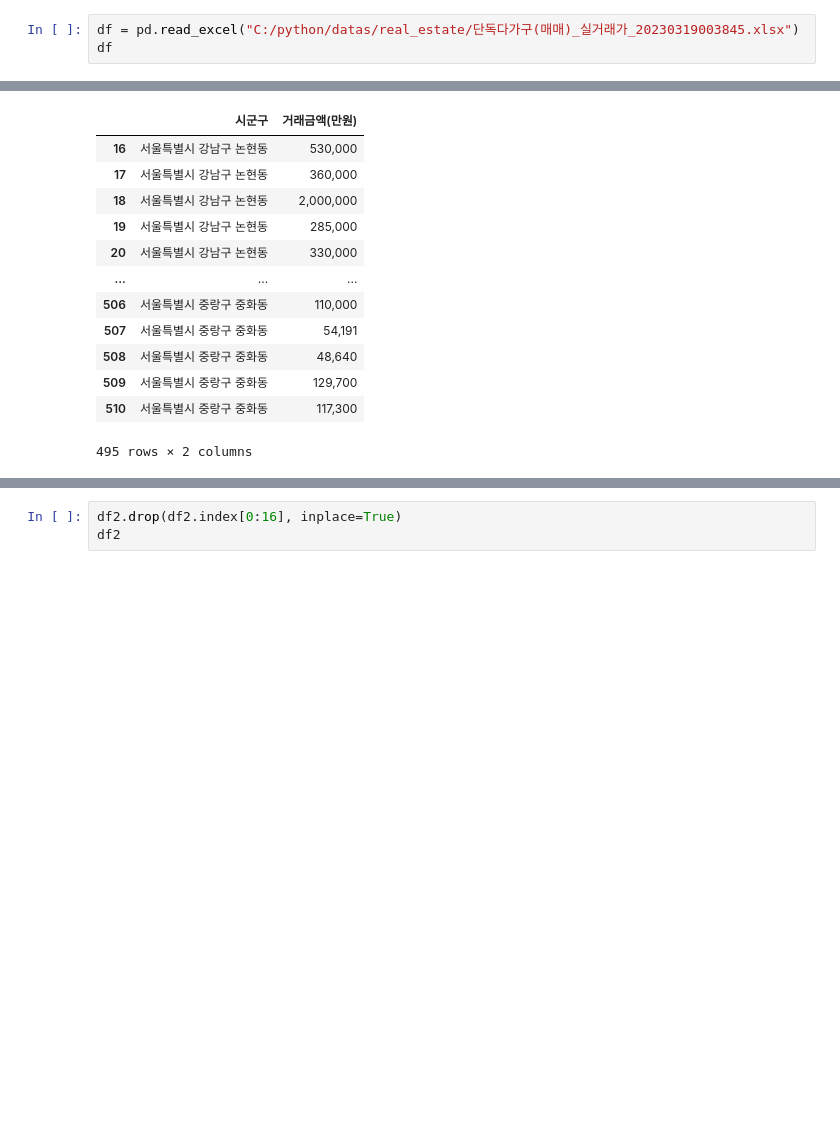
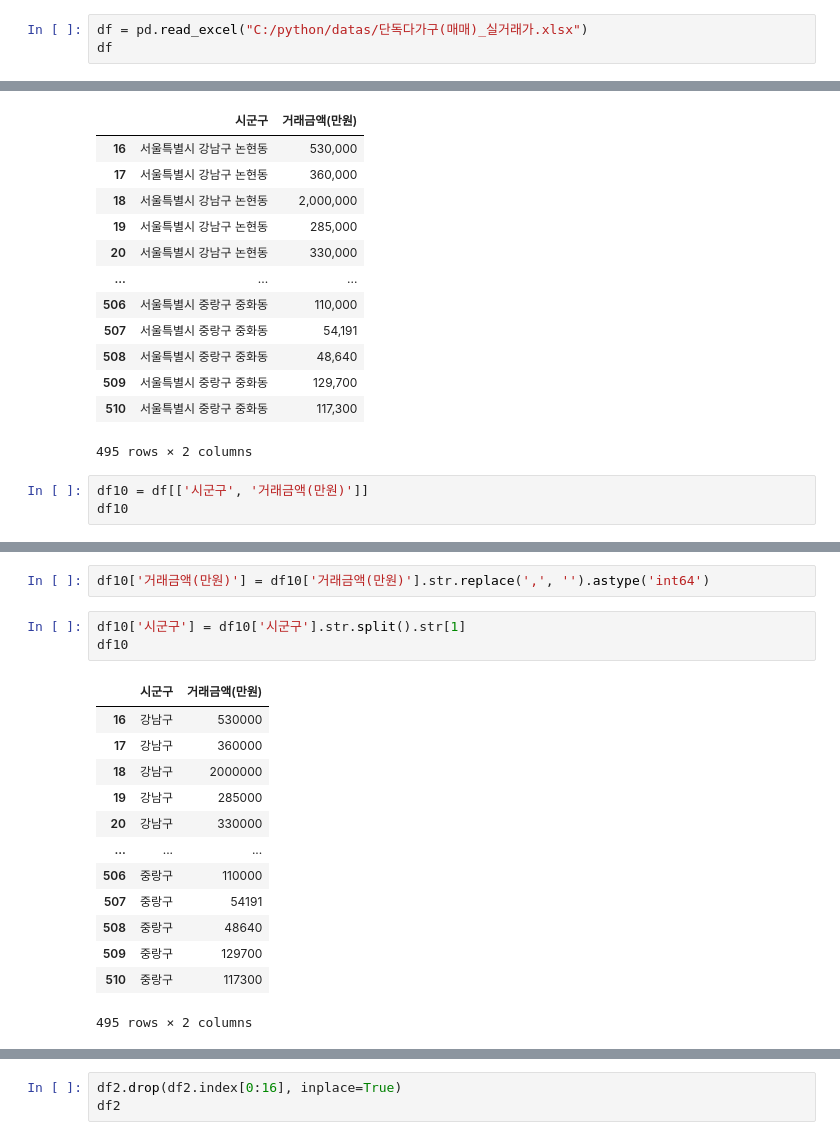
Before and after one commit to giokim6070/pythonbasic, a Jupyter notebook: 230317(mini_project)/buying2021.ipynb, the cells around one changed output, grey strips where cells are left out. Cells and saved outputs as stored; diff of their text form; blank space fills up the shorter version.

```diff
--- a/230317(mini_project)/buying2021.ipynb
+++ b/230317(mini_project)/buying2021.ipynb
@@ -6,7 +6,7 @@ import json
 import matplotlib.pyplot as plt
 from matplotlib import rc
 # %%
-df = pd.read_excel("C:/python/datas/real_estate/단독다가구(매매)_실거래가_20230319003845.xlsx")
+df = pd.read_excel("C:/python/datas/단독다가구(매매)_실거래가.xlsx")
 df
 # %% [output]
 |  | □ 본 서비스에서 제공하는 정보는 법적인 효력이 없으므로 참... | Unnamed: 1 | Unnamed: 2 | Unnamed: 3 | Unnamed: 4 | Unnamed: 5 | Unnamed: 6 | ... |
@@ -70,3 +70,6 @@ df
 | 509 | 서울특별시 중랑구 중화동 | 129,700 |
 | 510 | 서울특별시 중랑구 중화동 | 117,300 |
 495 rows × 2 columns
+# %%
+df10 = df[['시군구', '거래금액(만원)']]
+df10
@@ -72,0 +90,19 @@ df
+# %%
+df10['거래금액(만원)'] = df10['거래금액(만원)'].str.replace(',', '').astype('int64')
+# %%
+df10['시군구'] = df10['시군구'].str.split().str[1]
+df10
+# %% [output]
+|  | 시군구 | 거래금액(만원) |
+| 16 | 강남구 | 530000 |
+| 17 | 강남구 | 360000 |
+| 18 | 강남구 | 2000000 |
+| 19 | 강남구 | 285000 |
+| 20 | 강남구 | 330000 |
+| ... | ... | ... |
+| 506 | 중랑구 | 110000 |
+| 507 | 중랑구 | 54191 |
+| 508 | 중랑구 | 48640 |
+| 509 | 중랑구 | 129700 |
+| 510 | 중랑구 | 117300 |
+495 rows × 2 columns
```
Also changed, not shown: parts of 12 cells of this notebook, 2 other files.
